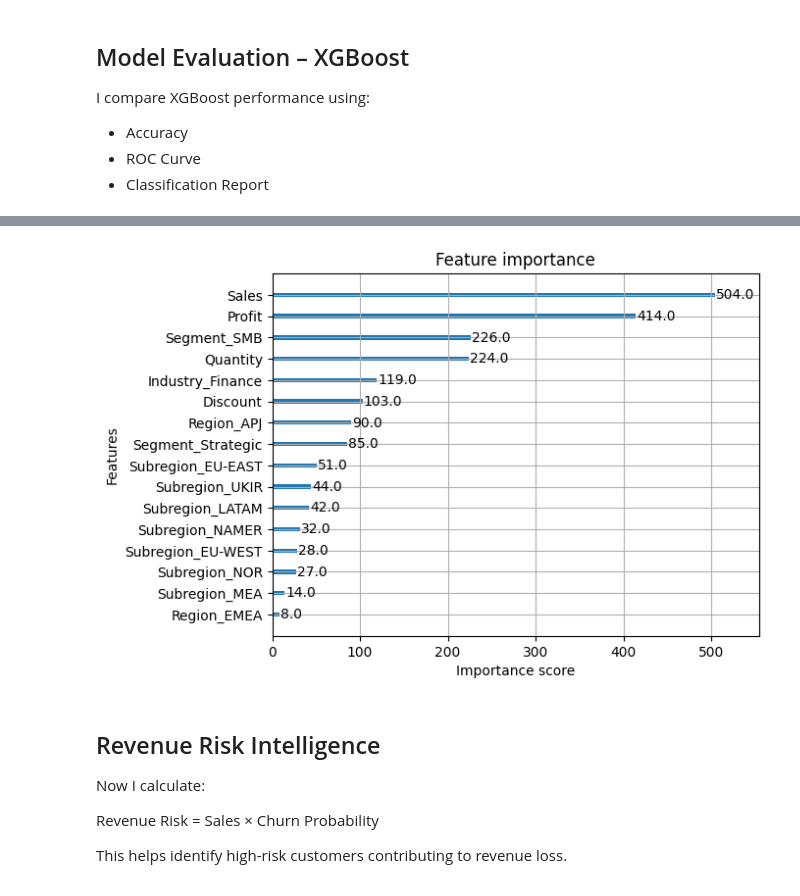
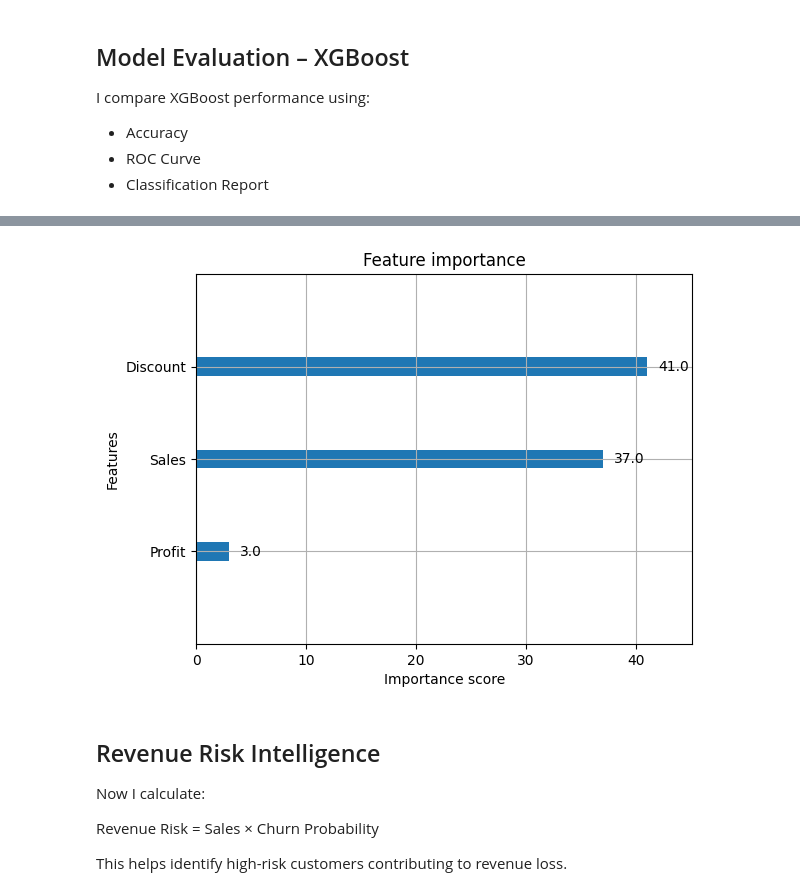
Before and after one commit to coder-priyanka01/SaaS-Customer-Retention-Project, a Jupyter notebook: SaaS_Customer_Retention_&_Revenue_Risk_Intelligence_System.ipynb, the cells around one changed output, grey strips where cells are left out. Saved outputs shown, nothing was run; the diff lists cells and outputs as text; code cells hidden in the pictures.

```diff
--- a/SaaS_Customer_Retention_&_Revenue_Risk_Intelligence_System.ipynb
+++ b/SaaS_Customer_Retention_&_Revenue_Risk_Intelligence_System.ipynb
@@ -194,28 +193,6 @@ Customer-level aggregation is performed to create meaningful features:
 - Average Discount
 - Total Orders
 - Purchase Frequency
-# %%
-df['Order Date'] = pd.to_datetime(df['Order Date'])
-
-last_purchase = df.groupby('Customer ID')['Order Date'].max().reset_index()
-
-reference_date = df['Order Date'].max()
-
-last_purchase['Days_Since_Last_Order'] = (
-    reference_date - last_purchase['Order Date']
-).dt.days
-
-last_purchase['Churn'] = (last_purchase['Days_Since_Last_Order'] > 180).astype(int)
-
-# Important merge
-df = df.merge(
-    last_purchase[['Customer ID','Churn']],
-    on='Customer ID',
-    how='left'
-)
-# %%
-df.drop('Churn_x', axis=1, inplace=True)
-df.rename(columns={'Churn_y':'Churn'}, inplace=True)
 # %%
 customer_df = df.groupby('Customer ID').agg({
     'Sales':'sum',
@@ -427,17 +404,16 @@ To improve prediction accuracy,
 we train an XGBoost classifier.
 # %%
 from xgboost import XGBClassifier
-xgb_model = XGBClassifier(
-    n_estimators=200,
-    learning_rate=0.05,
-    max_depth=5,
-    scale_pos_weight = (len(y_train[y_train==0]) / len(y_train[y_train==1])),
-    random_state=42,
-    use_label_encoder=False,
-    eval_metric='logloss'
+
+scale = df['Churn'].value_counts()[0] / df['Churn'].value_counts()[1]
+
+model = XGBClassifier(
+    scale_pos_weight=scale,
+    eval_metric='logloss',
+    use_label_encoder=False
 )
 
-xgb_model.fit(X_train, y_train)
-y_pred_xgb = xgb_model.predict(X_test)
-y_prob_xgb = xgb_model.predict_proba(X_test)[:,1]
+model.fit(X_train, y_train)
+y_pred_xgb = model.predict(X_test)
+y_prob_xgb = model.predict_proba(X_test)[:,1]
 # %%
@@ -496,11 +472,11 @@ XGBoost AUC: 0.987593984962406
 # %%
 from xgboost import plot_importance
 import matplotlib.pyplot as plt
 
-plot_importance(xgb_model)
+plot_importance(model)
 plt.show()
 # %% [output]
-[figure, old version]
+[figure, new version]
 # %% [markdown]
 ## Revenue Risk Intelligence
 
```
Also changed, not shown: parts of 18 cells of this notebook.
